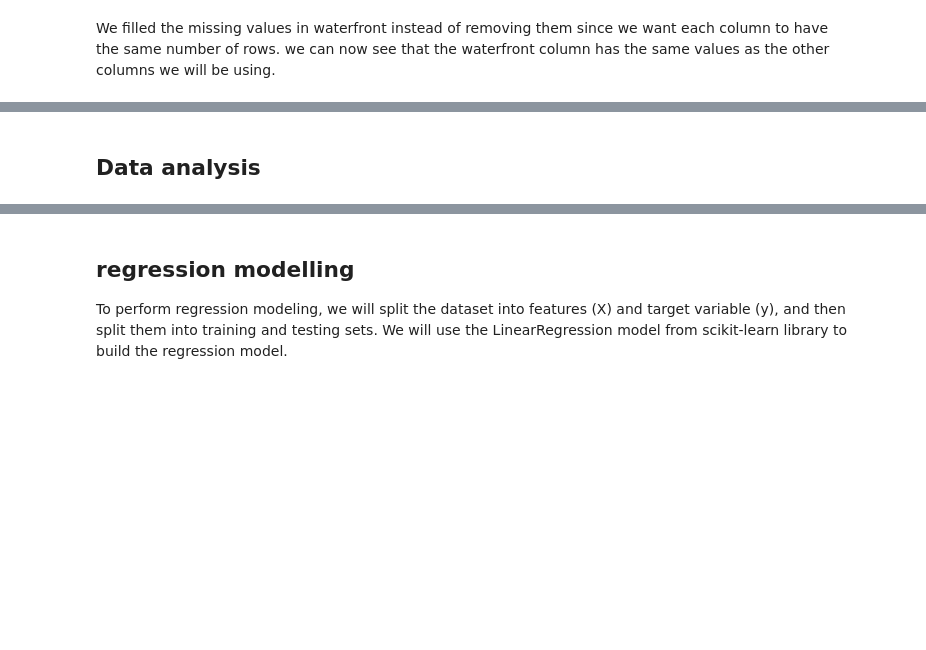
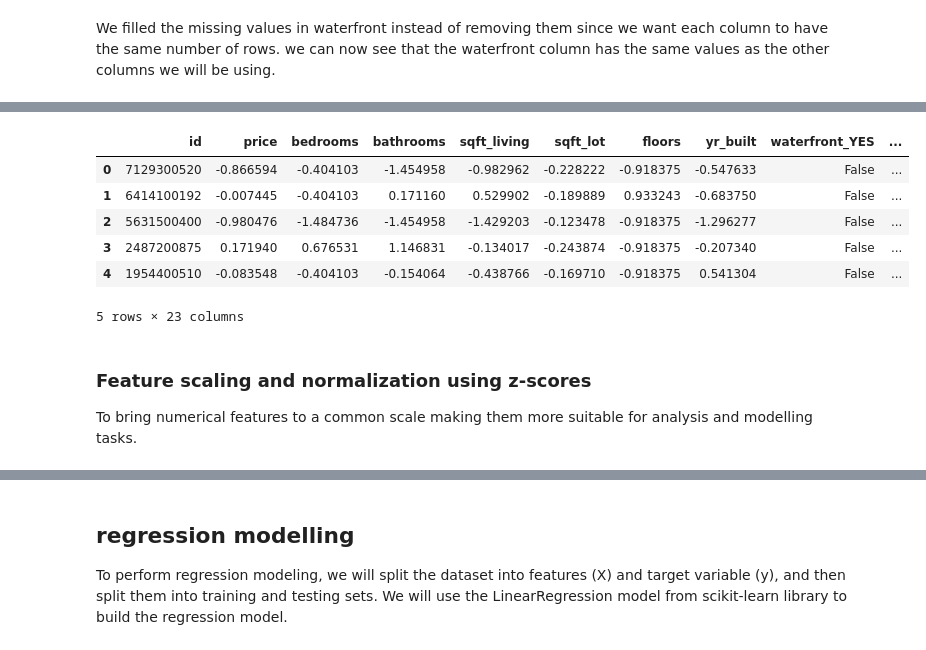
Before and after one commit to levine01/northwestern-county-house-price-analysis, a Jupyter notebook: index.ipynb, the cells around one changed output, grey strips where cells are left out. Drawn from its saved outputs; the diff is of its cells as text; code cells hidden in the pictures; blank space fills up the shorter version.

```diff
--- a/index.ipynb
+++ b/index.ipynb
@@ -169,2 +355,16 @@ plt.show()
+# %%
+# one hot encoding
+data_encoded = pd.get_dummies(data, columns=categorical_columns, drop_first=True)
+data_encoded.head()
+# %% [output]
+|  | id | price | bedrooms | bathrooms | sqft_living | sqft_lot | floors | yr_built | waterfront_YES | ... |
+| 0 | 7129300520 | -0.866594 | -0.404103 | -1.454958 | -0.982962 | -0.228222 | -0.918375 | -0.547633 | False | ... |
+| 1 | 6414100192 | -0.007445 | -0.404103 | 0.171160 | 0.529902 | -0.189889 | 0.933243 | -0.683750 | False | ... |
+| 2 | 5631500400 | -0.980476 | -1.484736 | -1.454958 | -1.429203 | -0.123478 | -0.918375 | -1.296277 | False | ... |
+| 3 | 2487200875 | 0.171940 | 0.676531 | 1.146831 | -0.134017 | -0.243874 | -0.918375 | -0.207340 | False | ... |
+| 4 | 1954400510 | -0.083548 | -0.404103 | -0.154064 | -0.438766 | -0.169710 | -0.918375 | 0.541304 | False | ... |
+5 rows × 23 columns
 # %% [markdown]
- ## Data analysis
+ ### Feature scaling and normalization using z-scores
+
+ To bring numerical features to a common scale making them more suitable for analysis and modelling tasks.
```
Also changed, not shown: parts of 30 cells of this notebook, 1 other file.
